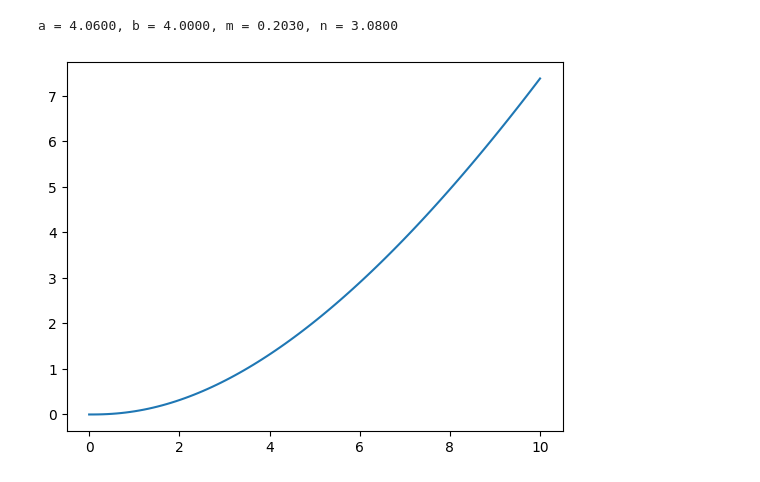
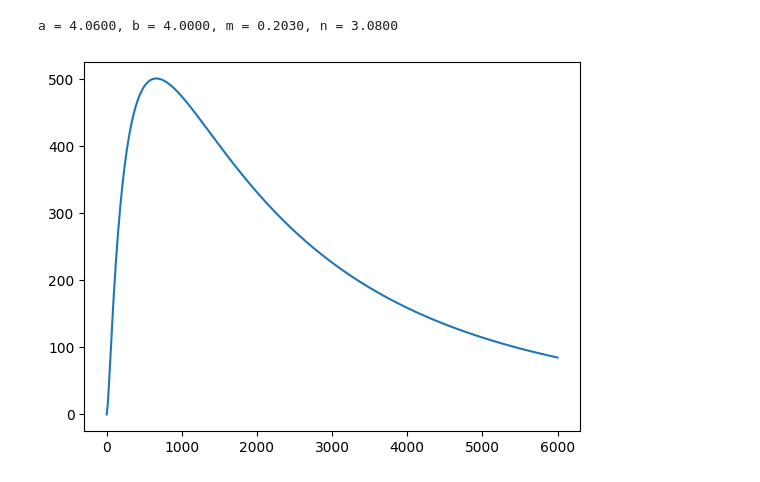
Before and after one commit to SunkPlane29/metodos_num, a Jupyter notebook: simulado.ipynb, the cells around one changed output. Drawn from its saved outputs; the diff is of its cells as text; code cells hidden in the pictures.

```diff
--- a/simulado.ipynb
+++ b/simulado.ipynb
@@ -26,10 +26,10 @@ a = 4.0600, b = 4.0000, m = 0.2030, n = 3.0800
 # %%
 f = lambda x: b*(x**n)*exp(-a*(x**m))
 
 fvectorized = np.vectorize(f)
-x = np.linspace(0, 10, 100)
+x = np.linspace(0, 6000, 400)
 y = fvectorized(x)
 plt.plot(x, y)
 plt.show()
 # %% [output]
-[figure, old version]
+[figure, new version]
```
Also changed, not shown: parts of 7 cells of this notebook, 1 other file.
